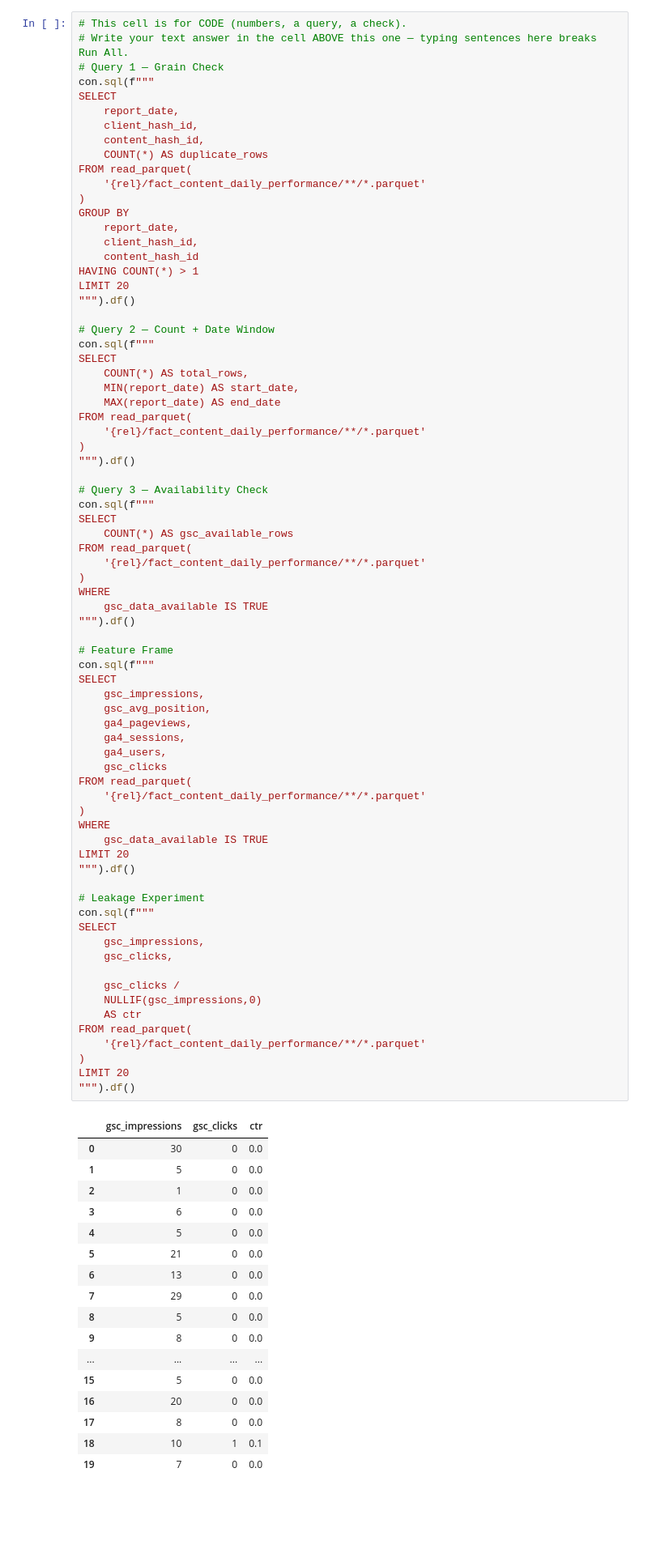
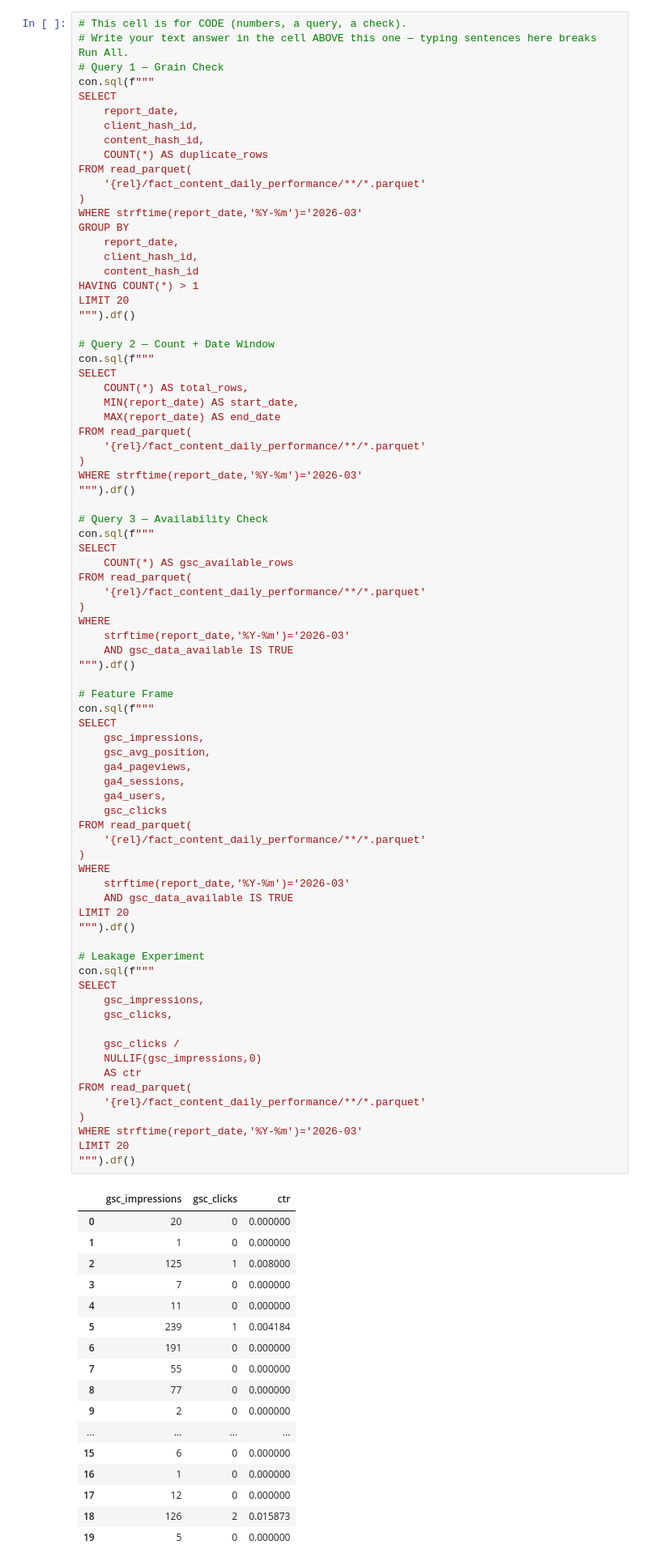
Before and after one commit to ahmdltf/flyrank-intern, a Jupyter notebook: work/notebooks/w03_data_contract.ipynb, the cells around one changed output. Shown at 81% size. Drawn from its saved outputs; the diff is of its cells as text; blank space fills up the shorter version.

```diff
--- a/work/notebooks/w03_data_contract.ipynb
+++ b/work/notebooks/w03_data_contract.ipynb
@@ -140,6 +146,7 @@ SELECT
 FROM read_parquet(
     '{rel}/fact_content_daily_performance/**/*.parquet'
 )
+WHERE strftime(report_date,'%Y-%m')='2026-03'
 GROUP BY
     report_date,
     client_hash_id,
@@ -157,6 +164,7 @@ SELECT
 FROM read_parquet(
     '{rel}/fact_content_daily_performance/**/*.parquet'
 )
+WHERE strftime(report_date,'%Y-%m')='2026-03'
 """).df()
 
 # Query 3 — Availability Check
@@ -167,7 +175,8 @@ FROM read_parquet(
     '{rel}/fact_content_daily_performance/**/*.parquet'
 )
 WHERE
-    gsc_data_available IS TRUE
+    strftime(report_date,'%Y-%m')='2026-03'
+    AND gsc_data_available IS TRUE
 """).df()
 
 # Feature Frame
@@ -175,50 +184,52 @@ con.sql(f"""
 SELECT
     gsc_impressions,
     gsc_avg_position,
     ga4_pageviews,
     ga4_sessions,
     ga4_users,
     gsc_clicks
 FROM read_parquet(
     '{rel}/fact_content_daily_performance/**/*.parquet'
 )
 WHERE
-    gsc_data_available IS TRUE
+    strftime(report_date,'%Y-%m')='2026-03'
+    AND gsc_data_available IS TRUE
 LIMIT 20
 """).df()
 
 # Leakage Experiment
 con.sql(f"""
 SELECT
     gsc_impressions,
     gsc_clicks,
 
     gsc_clicks /
     NULLIF(gsc_impressions,0)
     AS ctr
 FROM read_parquet(
     '{rel}/fact_content_daily_performance/**/*.parquet'
 )
+WHERE strftime(report_date,'%Y-%m')='2026-03'
 LIMIT 20
 """).df()
 # %% [output]
 |  | gsc_impressions | gsc_clicks | ctr |
-| 0 | 30 | 0 | 0.0 |
-| 1 | 5 | 0 | 0.0 |
-| 2 | 1 | 0 | 0.0 |
-| 3 | 6 | 0 | 0.0 |
-| 4 | 5 | 0 | 0.0 |
-| 5 | 21 | 0 | 0.0 |
-| 6 | 13 | 0 | 0.0 |
-| 7 | 29 | 0 | 0.0 |
-| 8 | 5 | 0 | 0.0 |
-| 9 | 8 | 0 | 0.0 |
+| 0 | 20 | 0 | 0.000000 |
+| 1 | 1 | 0 | 0.000000 |
+| 2 | 125 | 1 | 0.008000 |
+| 3 | 7 | 0 | 0.000000 |
+| 4 | 11 | 0 | 0.000000 |
+| 5 | 239 | 1 | 0.004184 |
+| 6 | 191 | 0 | 0.000000 |
+| 7 | 55 | 0 | 0.000000 |
+| 8 | 77 | 0 | 0.000000 |
+| 9 | 2 | 0 | 0.000000 |
 | ... | ... | ... | ... |
-| 15 | 5 | 0 | 0.0 |
-| 16 | 20 | 0 | 0.0 |
-| 17 | 8 | 0 | 0.0 |
-| 18 | 10 | 1 | 0.1 |
-| 19 | 7 | 0 | 0.0 |
+| 15 | 6 | 0 | 0.000000 |
+| 16 | 1 | 0 | 0.000000 |
+| 17 | 12 | 0 | 0.000000 |
+| 18 | 126 | 2 | 0.015873 |
+| 19 | 5 | 0 | 0.000000 |
 # %% [markdown]
 ## 4. Data limits
 
```
Also changed, not shown: parts of 3 cells of this notebook.
